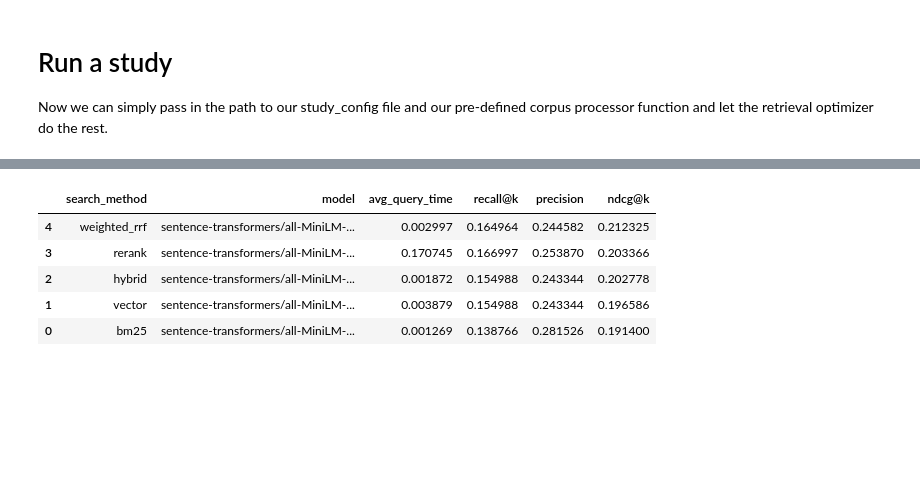
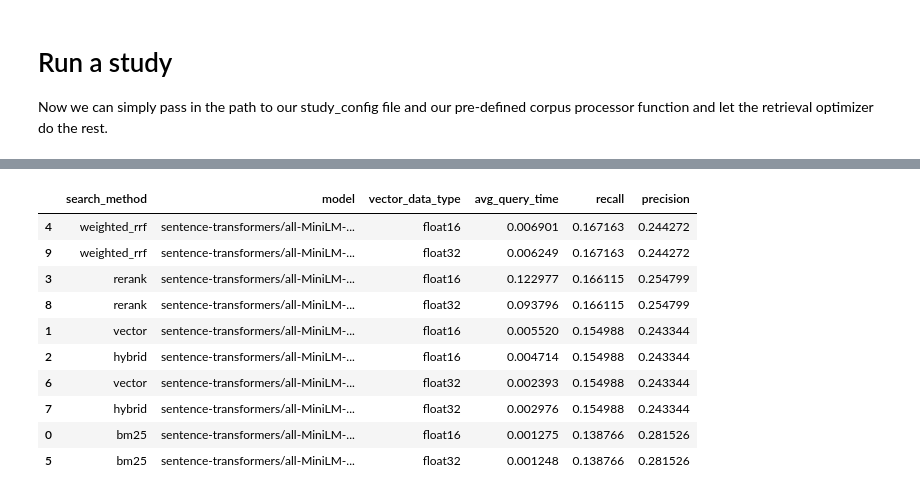
Before and after one commit to redis-applied-ai/redis-retrieval-optimizer, a Jupyter notebook: docs/examples/grid_study/00_grid_study.ipynb, the cells around one changed output, grey strips where cells are left out. Drawn from its saved outputs; the diff is of its cells as text; code cells hidden in the pictures; blank space fills up the shorter version.

```diff
--- a/docs/examples/grid_study/00_grid_study.ipynb
+++ b/docs/examples/grid_study/00_grid_study.ipynb
@@ -198,9 +190,14 @@ Running search method: weighted_rrf
 # %%
-metrics[["search_method", "model", "avg_query_time", "recall", "precision", "ndcg"]].sort_values(by="ndcg", ascending=False)
+metrics[["search_method", "model", "vector_data_type", "avg_query_time", "recall", "precision"]].sort_values(by="recall", ascending=False)
 # %% [output]
-|  | search_method | model | avg_query_time | recall@k | precision | ndcg@k |
-| 4 | weighted_rrf | sentence-transformers/all-MiniLM-... | 0.002997 | 0.164964 | 0.244582 | 0.212325 |
-| 3 | rerank | sentence-transformers/all-MiniLM-... | 0.170745 | 0.166997 | 0.253870 | 0.203366 |
-| 2 | hybrid | sentence-transformers/all-MiniLM-... | 0.001872 | 0.154988 | 0.243344 | 0.202778 |
-| 1 | vector | sentence-transformers/all-MiniLM-... | 0.003879 | 0.154988 | 0.243344 | 0.196586 |
-| 0 | bm25 | sentence-transformers/all-MiniLM-... | 0.001269 | 0.138766 | 0.281526 | 0.191400 |
+|  | search_method | model | vector_data_type | avg_query_time | recall | precision |
+| 4 | weighted_rrf | sentence-transformers/all-MiniLM-... | float16 | 0.006901 | 0.167163 | 0.244272 |
+| 9 | weighted_rrf | sentence-transformers/all-MiniLM-... | float32 | 0.006249 | 0.167163 | 0.244272 |
+| 3 | rerank | sentence-transformers/all-MiniLM-... | float16 | 0.122977 | 0.166115 | 0.254799 |
+| 8 | rerank | sentence-transformers/all-MiniLM-... | float32 | 0.093796 | 0.166115 | 0.254799 |
+| 1 | vector | sentence-transformers/all-MiniLM-... | float16 | 0.005520 | 0.154988 | 0.243344 |
+| 2 | hybrid | sentence-transformers/all-MiniLM-... | float16 | 0.004714 | 0.154988 | 0.243344 |
+| 6 | vector | sentence-transformers/all-MiniLM-... | float32 | 0.002393 | 0.154988 | 0.243344 |
+| 7 | hybrid | sentence-transformers/all-MiniLM-... | float32 | 0.002976 | 0.154988 | 0.243344 |
+| 0 | bm25 | sentence-transformers/all-MiniLM-... | float16 | 0.001275 | 0.138766 | 0.281526 |
+| 5 | bm25 | sentence-transformers/all-MiniLM-... | float32 | 0.001248 | 0.138766 | 0.281526 |
```
Also changed, not shown: parts of 3 cells of this notebook, 11 other files.
